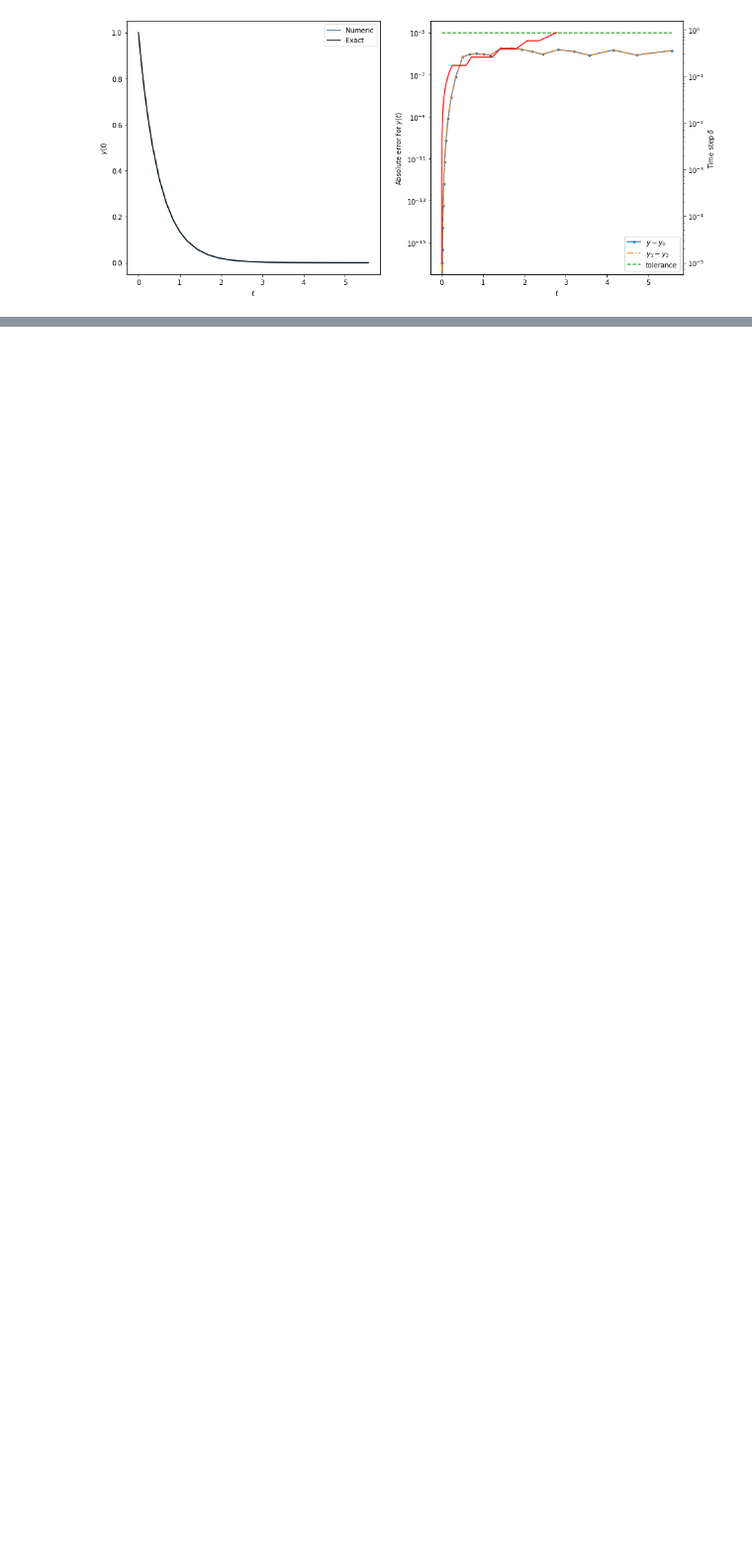
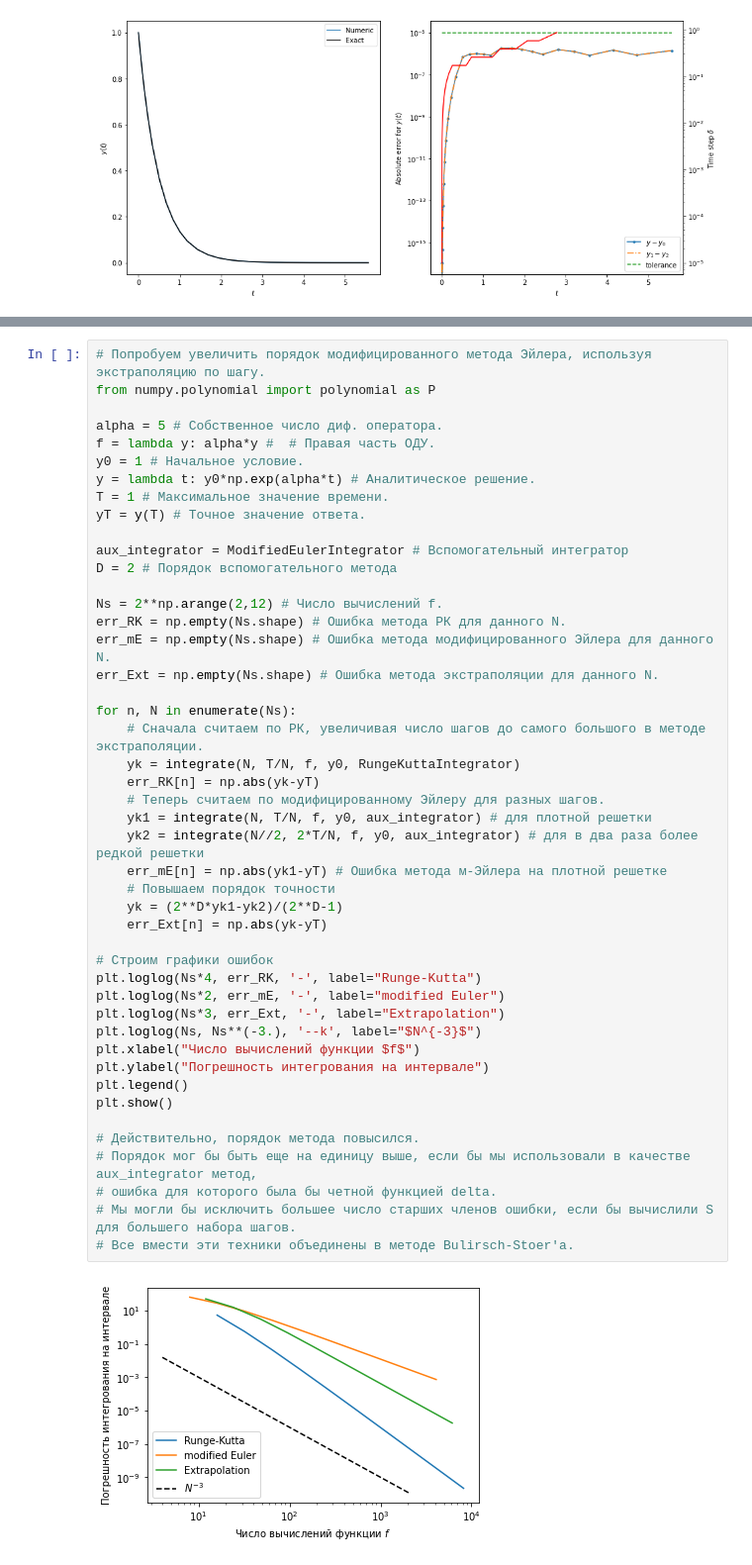
Before and after one commit to alepoydes/introduction-to-numerical-simulation, a Jupyter notebook: practice/Integrators.ipynb, the cells around one changed output, grey strips where cells are left out. Shown at 99% size. Cells and saved outputs as stored; diff of their text form; blank space fills up the shorter version.

```diff
--- a/practice/Integrators.ipynb
+++ b/practice/Integrators.ipynb
@@ -782,0 +881,48 @@ run_test_adaptive(integrator=RKF, tolerance=1e-5, **problem)
+# %%
+# Попробуем увеличить порядок модифицированного метода Эйлера, используя экстраполяцию по шагу.
+from numpy.polynomial import polynomial as P
+
+alpha = 5 # Собственное число диф. оператора.
+f = lambda y: alpha*y #  # Правая часть ОДУ.
+y0 = 1 # Начальное условие.
+y = lambda t: y0*np.exp(alpha*t) # Аналитическое решение.
+T = 1 # Максимальное значение времени.
+yT = y(T) # Точное значение ответа.
+
+aux_integrator = ModifiedEulerIntegrator # Вспомогательный интегратор
+D = 2 # Порядок вспомогательного метода
+
+Ns = 2**np.arange(2,12) # Число вычислений f.
+err_RK = np.empty(Ns.shape) # Ошибка метода РК для данного N.
+err_mE = np.empty(Ns.shape) # Ошибка метода модифицированного Эйлера для данного N.
+err_Ext = np.empty(Ns.shape) # Ошибка метода экстраполяции для данного N.
+
+for n, N in enumerate(Ns):
+    # Сначала считаем по РК, увеличивая число шагов до самого большого в методе экстраполяции.
+    yk = integrate(N, T/N, f, y0, RungeKuttaIntegrator)
+    err_RK[n] = np.abs(yk-yT)
+    # Теперь считаем по модифицированному Эйлеру для разных шагов.
+    yk1 = integrate(N, T/N, f, y0, aux_integrator) # для плотной решетки
+    yk2 = integrate(N//2, 2*T/N, f, y0, aux_integrator) # для в два раза более редкой решетки
+    err_mE[n] = np.abs(yk1-yT) # Ошибка метода м-Эйлера на плотной решетке
+    # Повышаем порядок точности
+    yk = (2**D*yk1-yk2)/(2**D-1)
+    err_Ext[n] = np.abs(yk-yT)
+
+# Строим графики ошибок
+plt.loglog(Ns*4, err_RK, '-', label="Runge-Kutta")
+plt.loglog(Ns*2, err_mE, '-', label="modified Euler")
+plt.loglog(Ns*3, err_Ext, '-', label="Extrapolation")
+plt.loglog(Ns, Ns**(-3.), '--k', label="$N^{-3}$")
+plt.xlabel("Число вычислений функции $f$")
+plt.ylabel("Погрешность интегрования на интервале")
+plt.legend()
+plt.show()
+
+# Действительно, порядок метода повысился.
+# Порядок мог бы быть еще на единицу выше, если бы мы использовали в качестве aux_integrator метод,
+# ошибка для которого была бы четной функцией delta.
+# Мы могли бы исключить большее число старших членов ошибки, если бы вычислили S для большего набора шагов.
+# Все вмести эти техники объединены в методе Bulirsch-Stoer'а.
+# %% [output]
+[figure, added]
```
Also changed, not shown: parts of 4 cells of this notebook.
